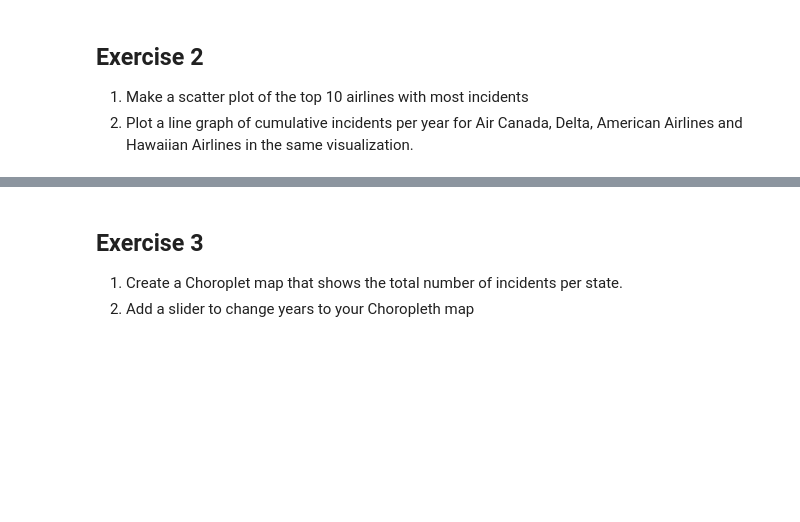
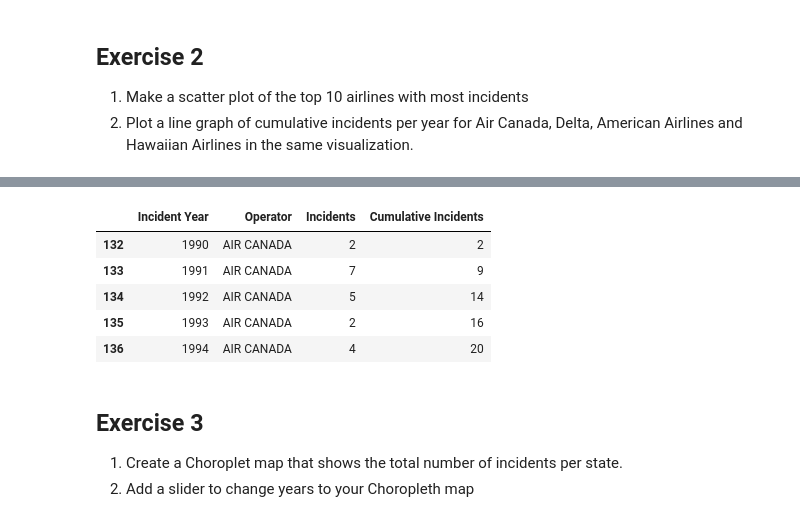
Before and after one commit to ranjitharangaswamy/hcde530, a Jupyter notebook: week 6/Week6_files/plotly-exercises.ipynb, the cells around one changed output, grey strips where cells are left out. Saved outputs shown, nothing was run; the diff lists cells and outputs as text; code cells hidden in the pictures; blank space fills up the shorter version.

```diff
--- a/week 6/Week6_files/plotly-exercises.ipynb
+++ b/week 6/Week6_files/plotly-exercises.ipynb
@@ -297,12 +352,20 @@ fig = px.scatter(bird_grouped[bird_grouped["Operator"].isin(top10)],
 fig.show()
 # %%
 # 2.2 Line graph of incidents per airline cumulative
-bird_grouped["Cumulative Incidents"] = bird_grouped.groupby(["Operator"])["Incidents"].apply(lambda x: x.cumsum())
+bird_grouped = bird_grouped.sort_values(["Operator", "Incident Year"]).reset_index(drop=True)
+bird_grouped["Cumulative Incidents"] = bird_grouped.groupby("Operator")["Incidents"].cumsum().to_numpy()
 filtered_group = bird_grouped[(bird_grouped["Operator"] == "AIR CANADA") |
                       (bird_grouped["Operator"] == "DELTA AIR LINES") |
                       (bird_grouped["Operator"] == "AMERICAN AIRLINES") |
                       (bird_grouped["Operator"] == "HAWAIIAN AIR")]
 filtered_group.head()
+# %% [output]
+|  | Incident Year | Operator | Incidents | Cumulative Incidents |
+| 132 | 1990 | AIR CANADA | 2 | 2 |
+| 133 | 1991 | AIR CANADA | 7 | 9 |
+| 134 | 1992 | AIR CANADA | 5 | 14 |
+| 135 | 1993 | AIR CANADA | 2 | 16 |
+| 136 | 1994 | AIR CANADA | 4 | 20 |
 # %%
 fig = px.line(filtered_group,
               x="Incident Year",
```
Also changed, not shown: parts of 10 cells of this notebook, 24 other files.
